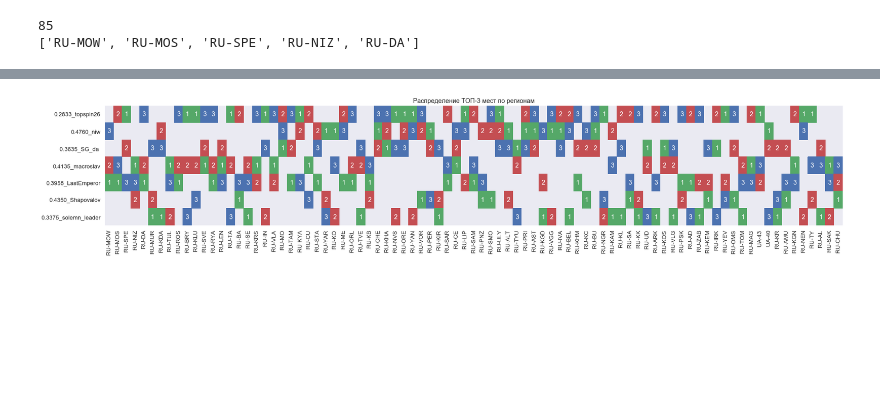
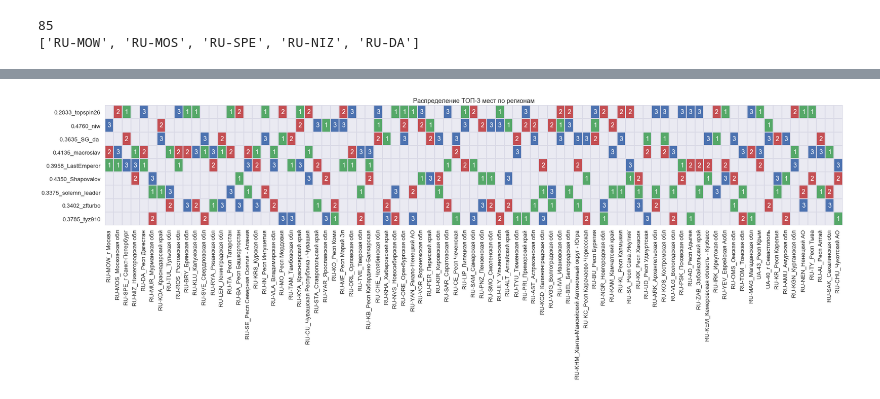
Before and after one commit to Topspin26/sberbank-covid19-challenge, a Jupyter notebook: analyze_predictions.ipynb, the cells around one changed output, grey strips where cells are left out. Drawn from its saved outputs; the diff is of its cells as text; code cells hidden in the pictures; blank space fills up the shorter version.

Commit message:
updated heatmap for 9 solutions

```diff
--- a/analyze_predictions.ipynb
+++ b/analyze_predictions.ipynb
@@ -37,6 +34,9 @@ display(HTML(data="""
     div#maintoolbar-container { width: 79%; }
 </style>
 """))
+# %%
+regions = pd.read_csv(os.path.join('data', 'russia_regions.csv'))
+iso32regname = dict(zip(regions.iso_code, regions.name_with_type))
 # %%
 data = pd.read_csv(os.path.join('data', 'full_data_2020-05-03.csv'))
 data['date'] = pd.to_datetime(data['date'])
@@ -83,6 +83,8 @@ subs_stage3 = [
     'LastEmperor.csv',
     'Shapovalov.csv',
     'solemn_leader.csv',
+    'zfturbo.csv',
+    'tyz910.csv',
 ]
 dates = pd.date_range('20200427', '20200503')
 scores, reg2score = analyze(dates, data, subs_stage3, ru)
@@ -98,6 +102,7 @@ pd.DataFrame(scores, index=['Total'] + [str(e) for e in dates]).T.sort_values('T
 | niw.csv | 0.475987 | 0.026900 | 0.041263 | 0.053649 | 0.068682 | ... |
 # %%
 best = defaultdict(list)
+not_in_top3 = defaultdict(list)
 places = np.zeros((len(subs_stage3), len(ru))) + np.nan
 for ii, iso3 in enumerate(ru):
     if ii == 0:
@@ -105,6 +110,8 @@ for ii, iso3 in enumerate(ru):
     for i, (name, score) in enumerate(sorted([(e, reg2score[e][iso3]) for e in reg2score], key=lambda x: x[1])):
         if i == 0:
             best[name].append(iso3)
+        if i > 2:
+            not_in_top3[name].append(iso3)
         if i <= 2:
             places[subs_stage3.index(name), ii] = (i + 1)
         if ii == 0:
@@ -136,8 +177,8 @@ SG_da , 6 regions: ['RU-MO', 'RU-KHA', 'RU-TYU', 'RU-UD', 'RU-KOS', 'RU-IRK']
 # %%
 plt.figure(figsize=(30, 5))
-sns.heatmap(places, yticklabels=['{:.4f}_{}'.format(np.sum(scores[e][1:]), e[:-4]) for e in subs_stage3], xticklabels=ru,
-            cmap=[sns.color_palette()[2], sns.color_palette()[3], sns.color_palette()[0]], annot=True, cbar=False)
+sns.heatmap(places, yticklabels=['{:.4f}_{}'.format(np.sum(scores[e][1:]), e[:-4]) for e in subs_stage3], xticklabels=[e + '_' + iso32regname[e] for e in ru],
+            cmap=[sns.color_palette()[2], sns.color_palette()[3], sns.color_palette()[0]], annot=True, cbar=False, linewidths=1, linecolor=(0.85, 0.85, 0.9))
 plt.title('Распределение ТОП-3 мест по регионам')
 plt.show()
 # %% [output]
-[figure, old version]
+[figure, new version]
```
Also changed, not shown: parts of 6 cells of this notebook, 1 other file.
